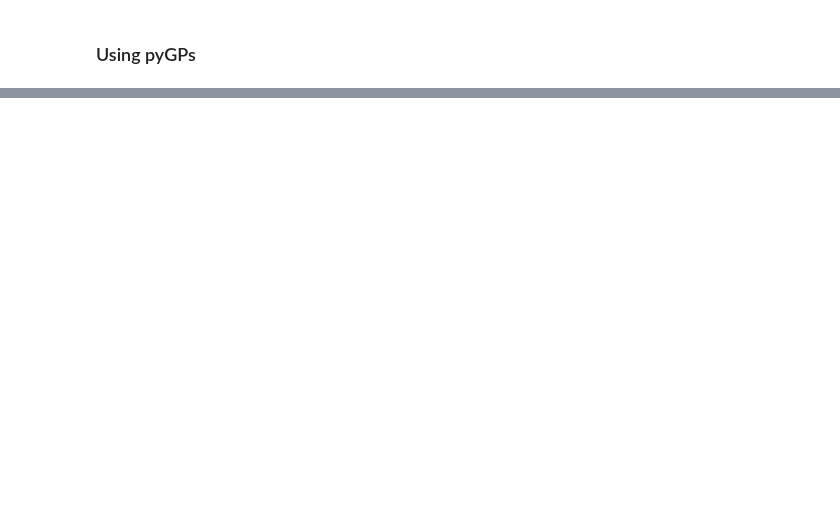
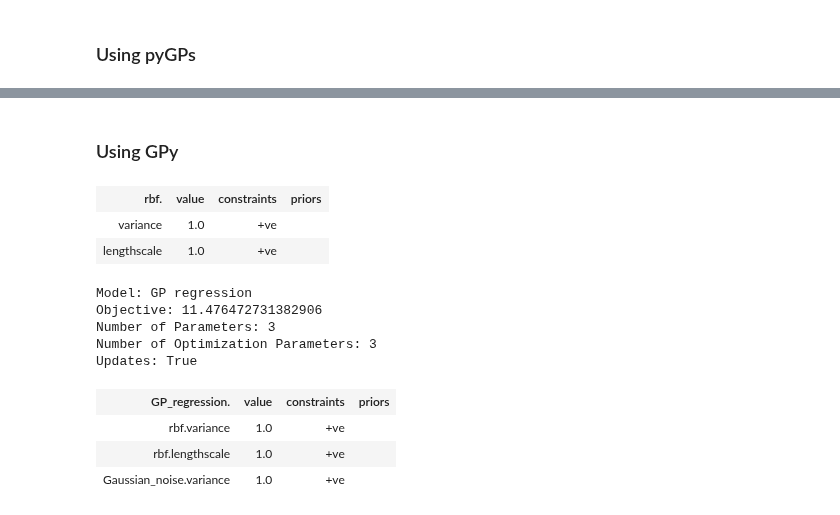
Before and after one commit to ratnania/mlhiphy, a Jupyter notebook: heat_eqn.ipynb, the cells around one changed output, grey strips where cells are left out. Cells and saved outputs as stored; diff of their text form; code cells hidden in the pictures; blank space fills up the shorter version.

```diff
--- a/heat_eqn.ipynb
+++ b/heat_eqn.ipynb
@@ -138,0 +129,2 @@ Number of line searches 40
+# %% [markdown]
+### Using GPy
@@ -138,0 +133,7 @@ Number of line searches 40
+# %%
+kernel = GPy.kern.RBF(input_dim=2)
+kernel
+# %% [output]
+| rbf. | value | constraints | priors |
+| variance | 1.0 | +ve |  |
+| lengthscale | 1.0 | +ve |  |
@@ -138,0 +142,13 @@ Number of line searches 40
+# %%
+from IPython.display import display
+display(m)
+# %% [output]
+Model: GP regression
+Objective: 11.476472731382906
+Number of Parameters: 3
+Number of Optimization Parameters: 3
+Updates: True
+| GP_regression. | value | constraints | priors |
+| rbf.variance | 1.0 | +ve |  |
+| rbf.lengthscale | 1.0 | +ve |  |
+| Gaussian_noise.variance | 1.0 | +ve |  |
```
Also changed, not shown: parts of 10 cells of this notebook, 2 other files.
